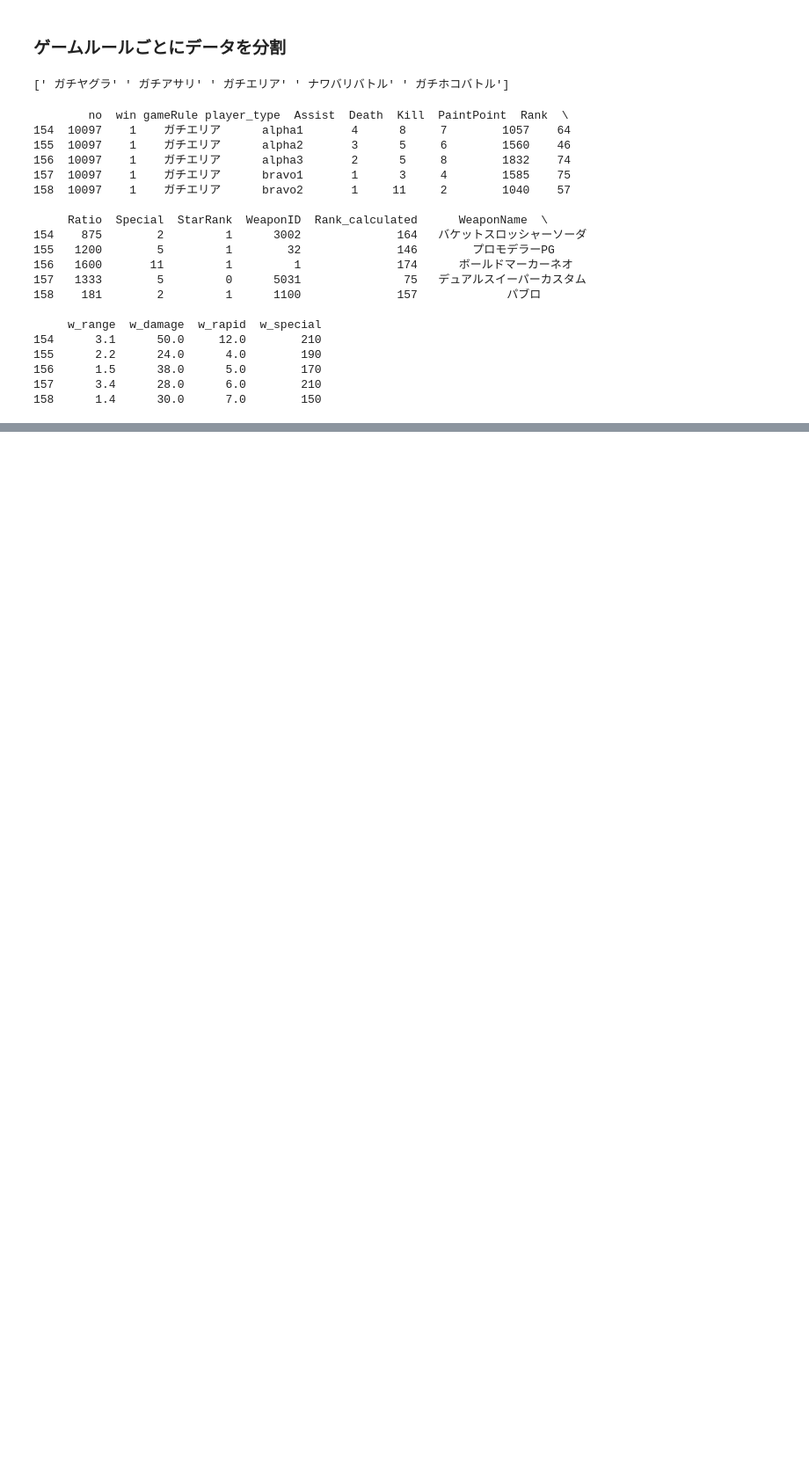
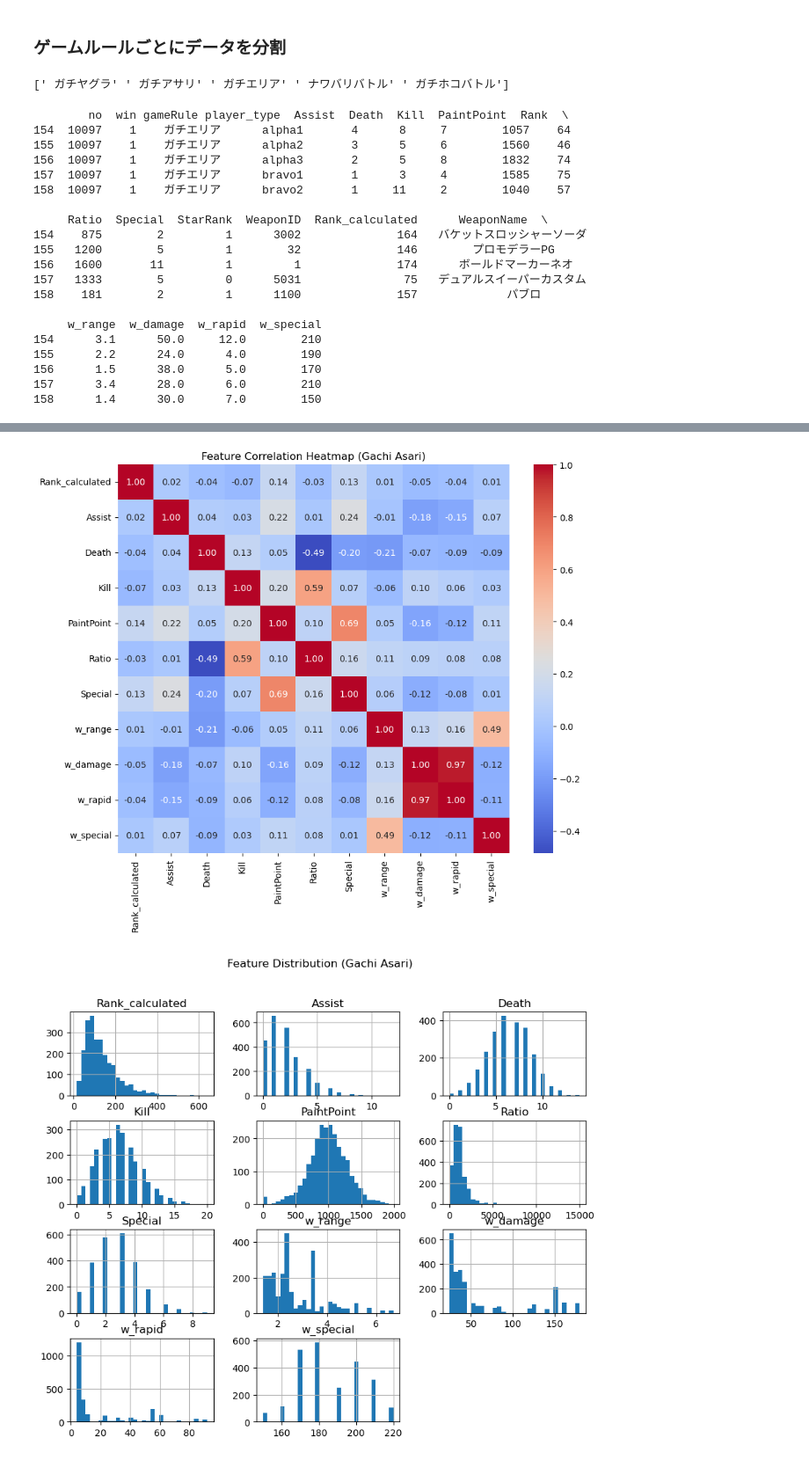
Before and after one commit to cu0001/splatoon-match-analysis, a Jupyter notebook: analyze_splatoon_playdata.ipynb, the cells around one changed output, grey strips where cells are left out. Shown at 88% size. Drawn from its saved outputs; the diff is of its cells as text; code cells hidden in the pictures; blank space fills up the shorter version.

```diff
--- a/analyze_splatoon_playdata.ipynb
+++ b/analyze_splatoon_playdata.ipynb
@@ -594,0 +681,3 @@ weighted avg       0.53      0.53      0.50       842
+# %%
+# ガチアサリのデータ分布を確認
+X_train, X_test, y_train, y_test = check_distribution(gachi_asari, "Gachi Asari")
@@ -594,0 +693,6 @@ weighted avg       0.53      0.53      0.50       842
+# %%
+# 相関関係と特徴量ごとのデータ分布を確認
+check_correlation_distribution(X_train, "Gachi Asari")
+# %% [output]
+[figure, added]
+[figure, added]
```
Also changed, not shown: parts of 26 cells of this notebook.
